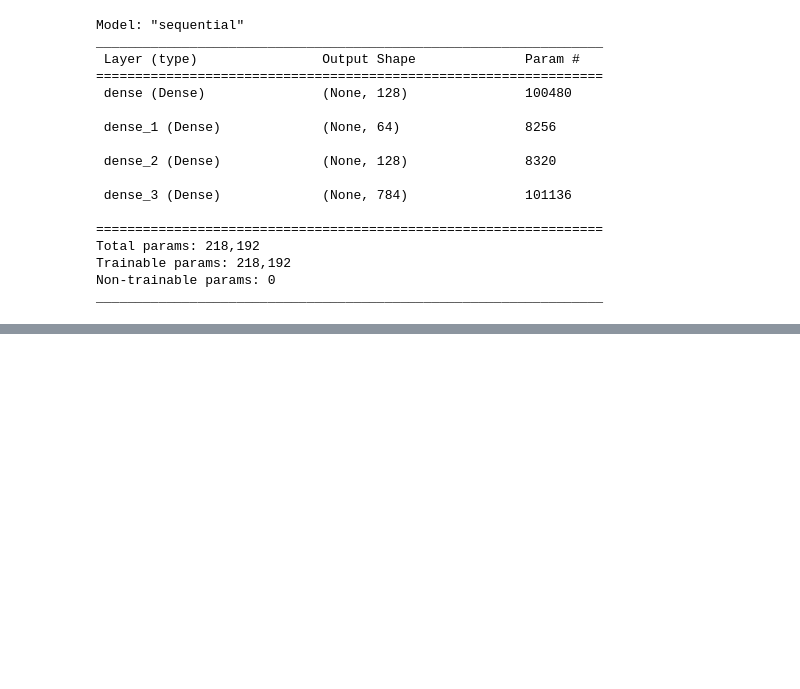
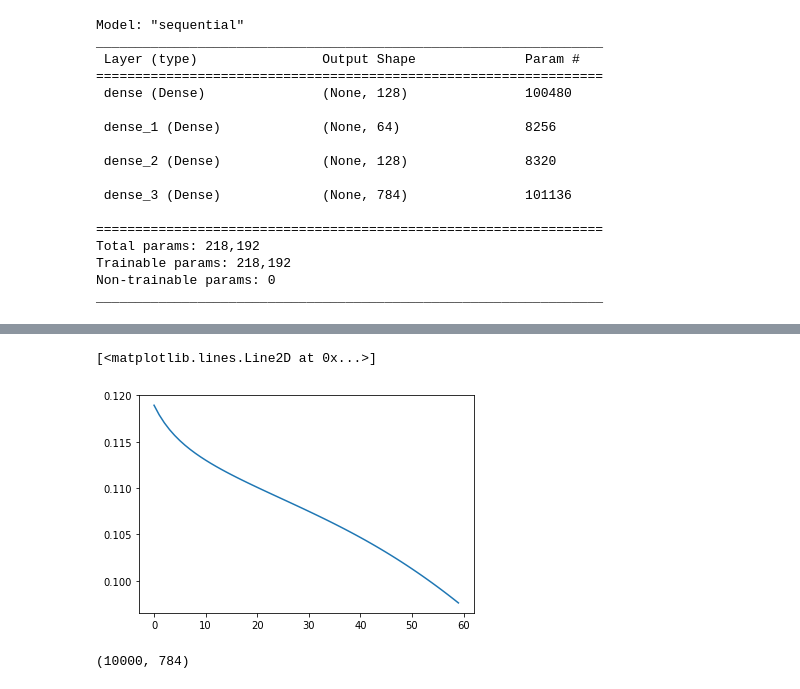
Before and after one commit to siddpatel1/DSPS_SPatel, a Jupyter notebook: lab/sidpatel_autoencoder_lab.ipynb, the cells around one changed output, grey strips where cells are left out. Drawn from its saved outputs; the diff is of its cells as text; code cells hidden in the pictures; blank space fills up the shorter version.

```diff
--- a/lab/sidpatel_autoencoder_lab.ipynb
+++ b/lab/sidpatel_autoencoder_lab.ipynb
@@ -80,0 +134,5 @@ _________________________________________________________________
+# %%
+pl.plot(history.history["val_loss"])
+# %% [output]
+[<matplotlib.lines.Line2D at 0x...>]
+[figure, added]
@@ -80,0 +141,4 @@ _________________________________________________________________
+# %%
+output.shape
+# %% [output]
+(10000, 784)
```
Also changed, not shown: parts of 24 cells of this notebook.
